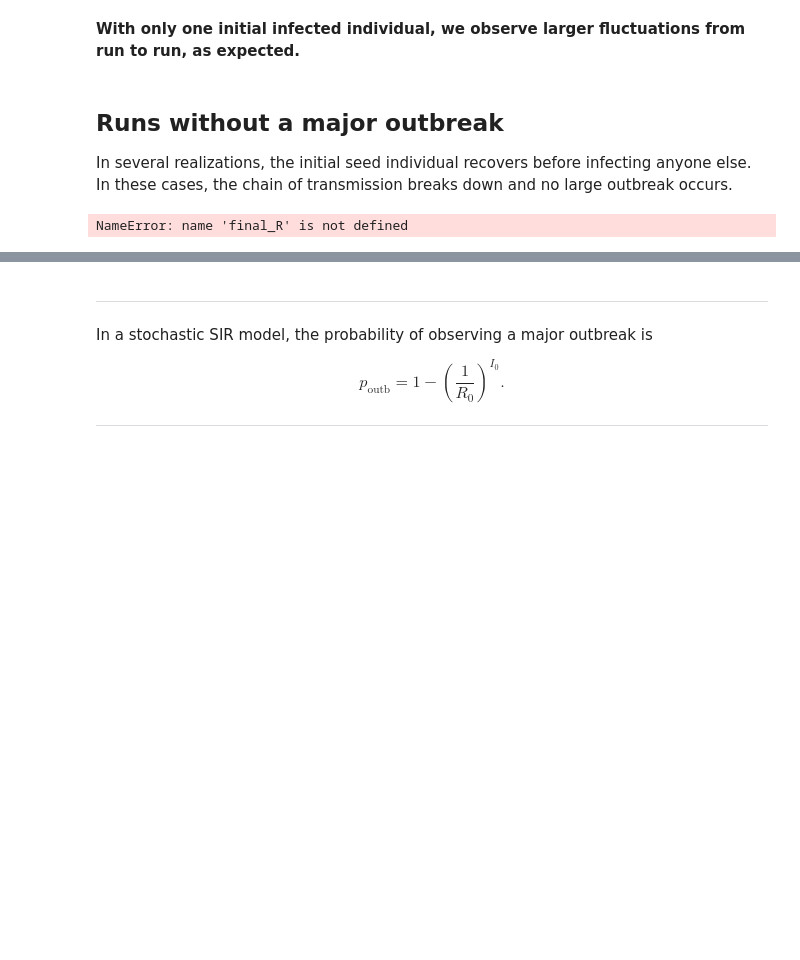
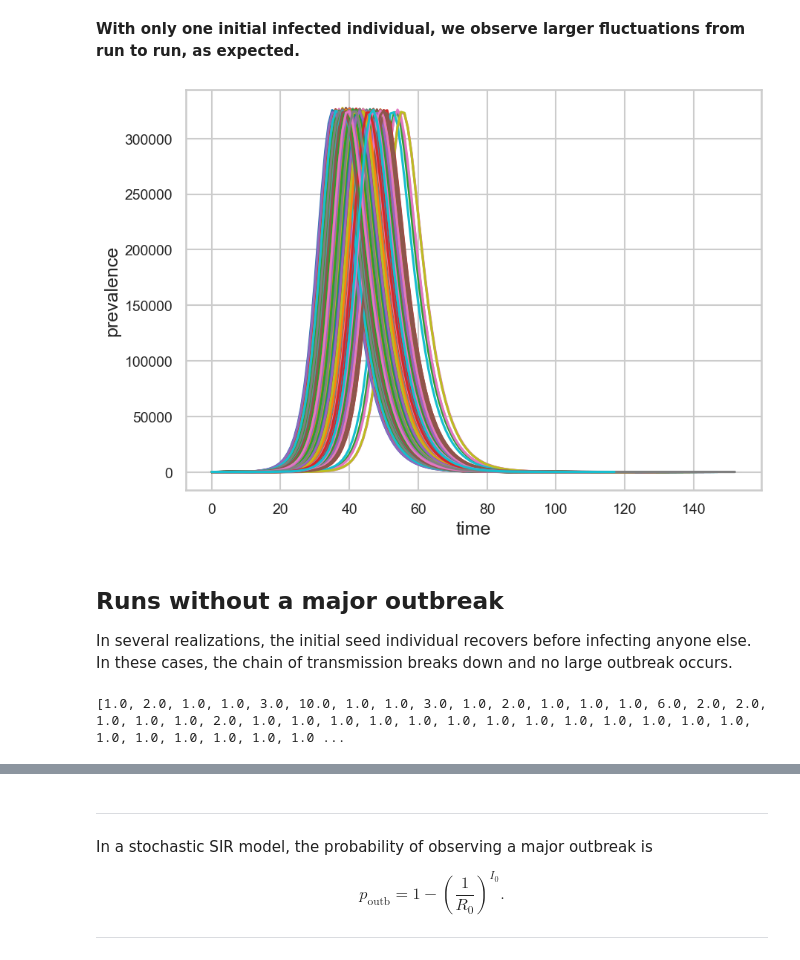
Before and after one commit to micheletizzoni/Digital_epidemiology, a Jupyter notebook: notebooks/nb01_epidemic_processes.ipynb, the cells around one changed output, grey strips where cells are left out. Cells and saved outputs as stored; diff of their text form; code cells hidden in the pictures; blank space fills up the shorter version.

```diff
--- a/notebooks/nb01_epidemic_processes.ipynb
+++ b/notebooks/nb01_epidemic_processes.ipynb
@@ -323,14 +324,16 @@ print("The average final attack rate is ", np.average(np.array(final_R)))
 # %%
 plt.figure(figsize=(10, 7))
 plt.xlabel("time", fontsize=18)
 plt.ylabel("prevalence", fontsize=18)
 
 plt.xticks(fontsize=14)
 plt.yticks(fontsize=14)
 
 for r in Irun:
 
-    sns.plot(range(0, len(r)), r)
+    sns.lineplot(r)
+# %% [output]
+[figure, added]
 # %% [markdown]
 ## Runs without a major outbreak
 
@@ -343,7 +346,7 @@ for r in final_R:
         no_outbreak.append(r * 1000000)
 print(no_outbreak)
 # %% [output]
-NameError: name 'final_R' is not defined
+[1.0, 2.0, 1.0, 1.0, 3.0, 10.0, 1.0, 1.0, 3.0, 1.0, 2.0, 1.0, 1.0, 1.0, 6.0, 2.0, 2.0, 1.0, 1.0, 1.0, 2.0, 1.0, 1.0, 1.0, 1.0, 1.0, 1.0, 1.0, 1.0, 1.0, 1.0, 1.0, 1.0, 1.0, 1.0, 1.0, 1.0, 1.0, 1.0, 1.0 ...
 # %%
 b = plt.hist(no_outbreak, bins=30)
 plt.xscale("log")
```
Also changed, not shown: parts of 13 cells of this notebook.
